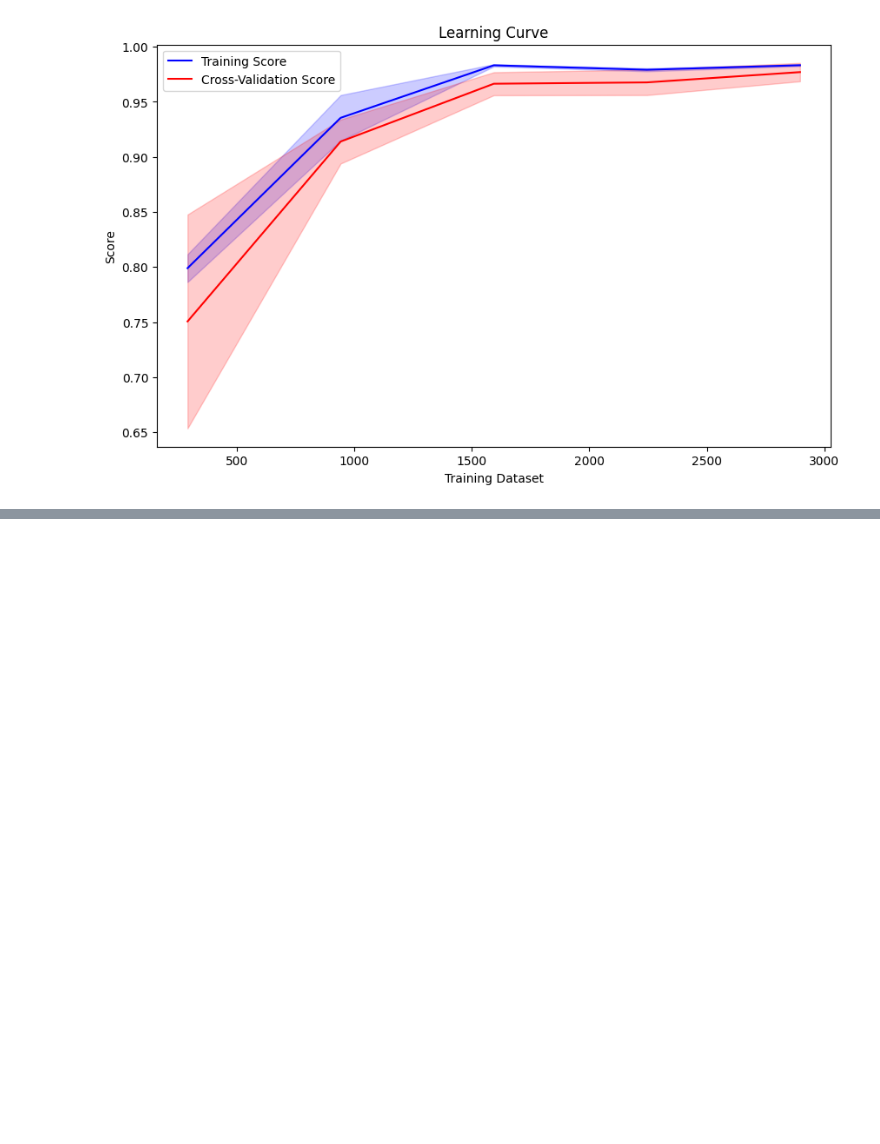
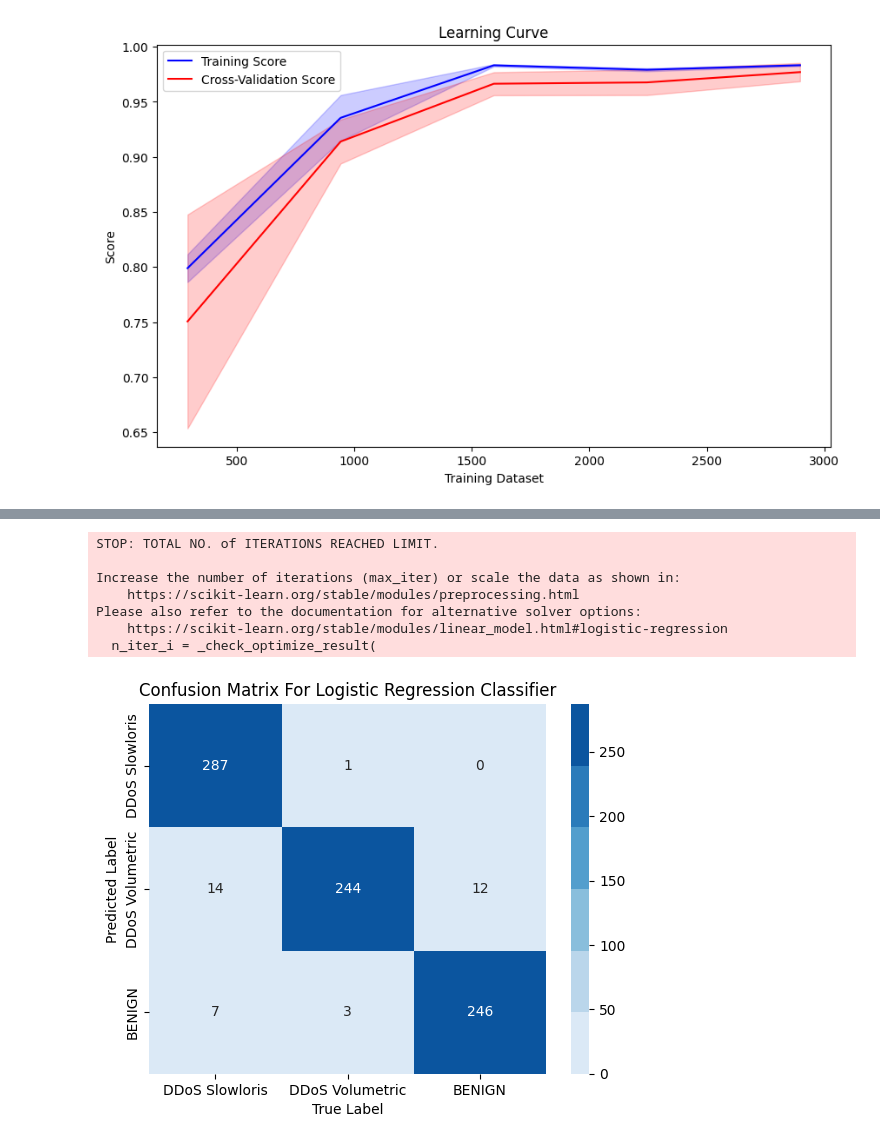
Before and after one commit to GutemaB2015/Gutema-thesis, a Jupyter notebook: confusionMatrix.ipynb, the cells around one changed output, grey strips where cells are left out. Cells and saved outputs as stored; diff of their text form; code cells hidden in the pictures; blank space fills up the shorter version.

```diff
--- a/confusionMatrix.ipynb
+++ b/confusionMatrix.ipynb
@@ -315,0 +383,43 @@ SVM Classifier Accuracy: 0.9733333333333334
+# %%
+from sklearn.linear_model import LogisticRegression
+from sklearn.metrics import confusion_matrix
+import seaborn as sns
+import matplotlib.pyplot as plt
+
+# Create a Logistic Regression classifier
+logRegression = LogisticRegression(penalty='l2', C=1.0, max_iter=400)
+logRegression.fit(X_train, y_train)
+
+# Make predictions
+y_pred = logRegression.predict(X_test)
+
+# Calculate accuracy
+logRegressionccuracy = metrics.accuracy_score(y_test, y_pred)
+
+# Get the unique class labels from the y_test data
+unique_labels = sorted(set(y_test))
+
+# Calculate confusion matrix
+confusion = confusion_matrix(y_test, y_pred, labels=unique_labels)
+
+# Create a function to map class labels to class names
+class_names = ["DDoS Slowloris", "DDoS Volumetric", "BENIGN"]  # Replace with your actual class names
+
+# Define a color map
+cmap = sns.color_palette("Blues")  # You can choose a different color map
+
+# Create a heatmap of the confusion matrix with class names and color map
+sns.heatmap(confusion, annot=True, fmt="d", xticklabels=class_names, yticklabels=class_names, cmap=cmap)
+plt.xlabel("True Label")
+plt.ylabel("Predicted Label")
+plt.title("Confusion Matrix For Logistic Regression Classifier")
+plt.show()
+# %% [output]
+STOP: TOTAL NO. of ITERATIONS REACHED LIMIT.
+
+Increase the number of iterations (max_iter) or scale the data as shown in:
+    https://scikit-learn.org/stable/modules/preprocessing.html
+Please also refer to the documentation for alternative solver options:
+    https://scikit-learn.org/stable/modules/linear_model.html#logistic-regression
+  n_iter_i = _check_optimize_result(
+[figure, added]
```
Also changed, not shown: parts of 4 cells of this notebook.
